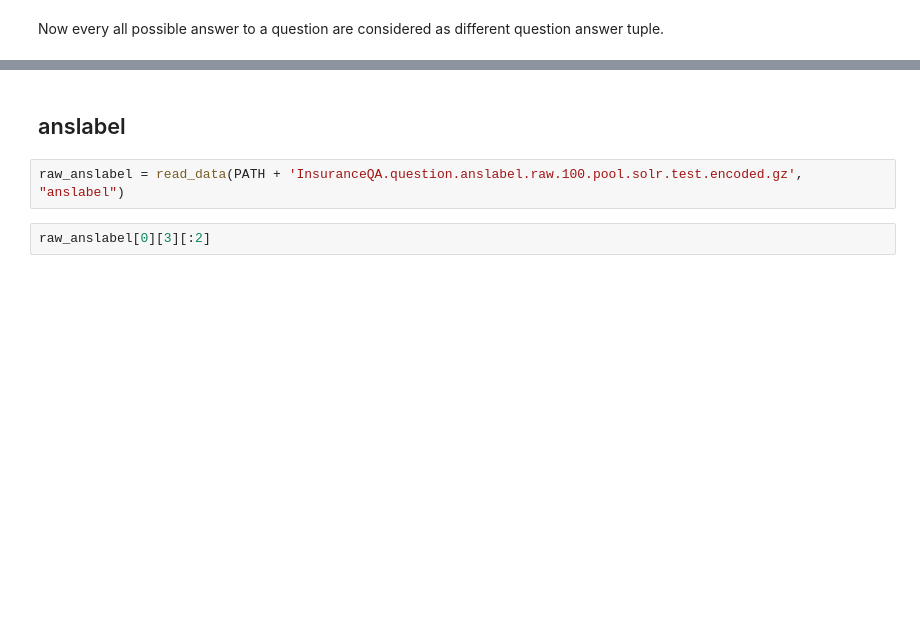
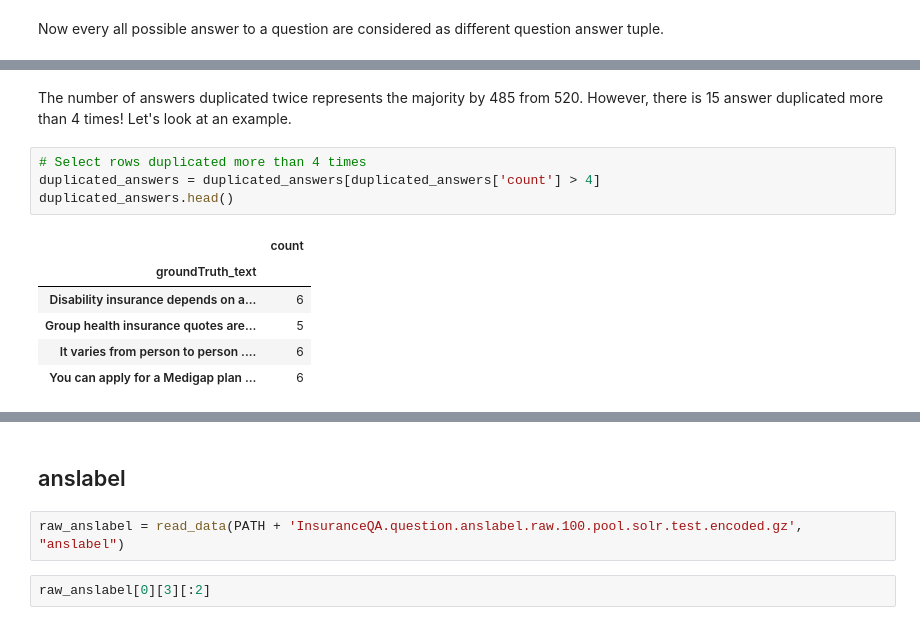
Before and after one commit to mouadhhamdi/insuranceQA, a Jupyter notebook: Data_Analysis.ipynb, the cells around one changed output, grey strips where cells are left out. Drawn from its saved outputs; the diff is of its cells as text; blank space fills up the shorter version.

```diff
--- a/Data_Analysis.ipynb
+++ b/Data_Analysis.ipynb
@@ -257,0 +286,13 @@ l2q.head()
+# %% [markdown]
+The number of answers duplicated twice represents the majority by 485 from 520. However, there is 15 answer duplicated more than 4 times! Let's look at an example.
+# %%
+# Select rows duplicated more than 4 times
+duplicated_answers = duplicated_answers[duplicated_answers['count'] > 4]
+duplicated_answers.head()
+# %% [output]
+|  | count |
+| groundTruth_text |  |
+| Disability insurance depends on a... | 6 |
+| Group health insurance quotes are... | 5 |
+| It varies from person to person .... | 6 |
+| You can apply for a Medigap plan ... | 6 |
```
Also changed, not shown: parts of 16 cells of this notebook, 2 other files.
